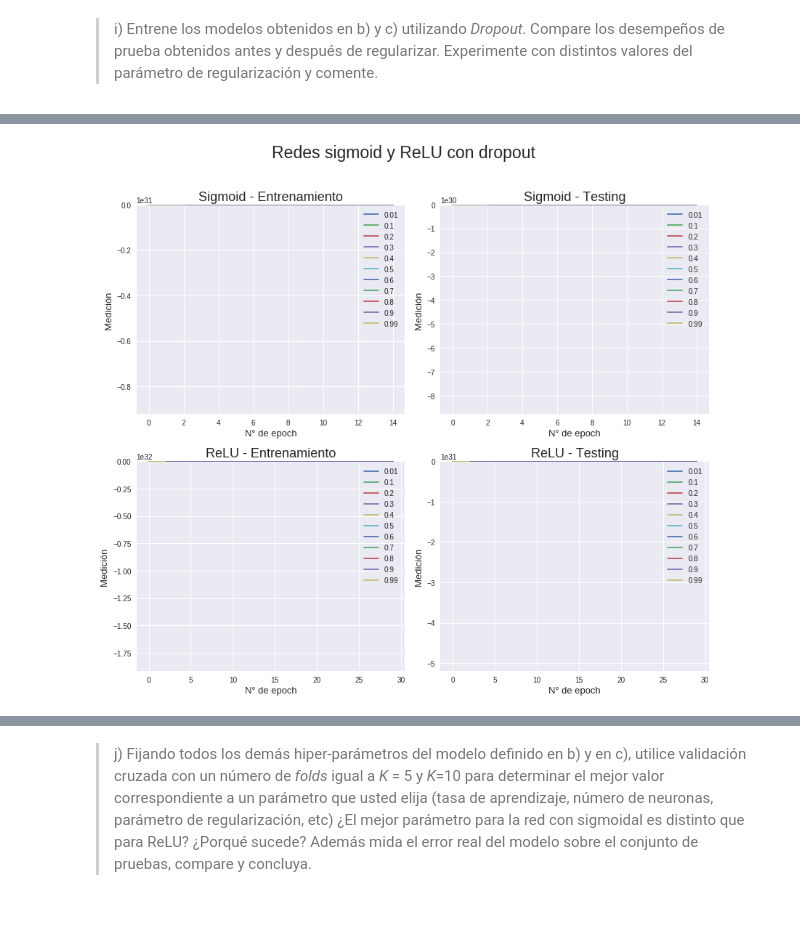
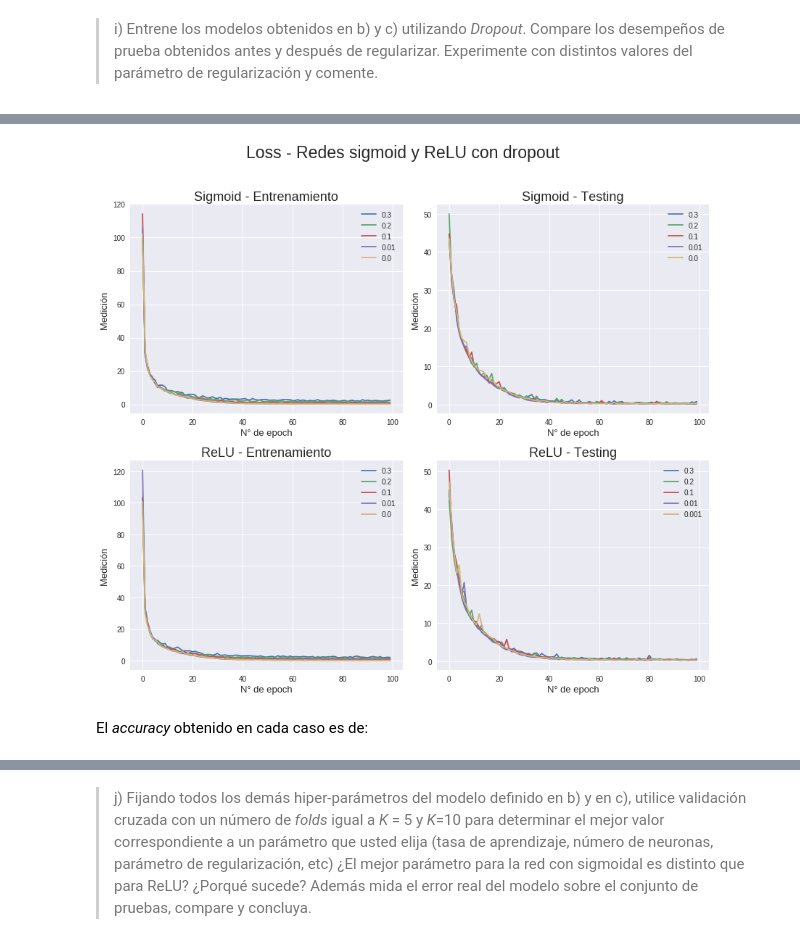
Before and after one commit to nachotp/Tarea1-INF395, a Jupyter notebook: Tarea_1.ipynb, the cells around one changed output, grey strips where cells are left out. Saved outputs shown, nothing was run; the diff lists cells and outputs as text; code cells hidden in the pictures; blank space fills up the shorter version.

```diff
--- a/Tarea_1.ipynb
+++ b/Tarea_1.ipynb
@@ -532,0 +1495,13 @@ model.add(Activation('linear'))
+# %%
+#ReLU - Regularizador L1 en segunda capa (capa salida)
+model = Sequential()
+idim=X_train_scaled.shape[1]
+model.add(Dense(200,input_dim=idim,kernel_initializer='uniform'))
+model.add(Activation('relu'))
+model.add(Dense(1, kernel_initializer='uniform',W_regularizer=l1(0.01)))
+model.add(Activation('linear'))
+sgd = SGD(lr=0.01)
+model.compile(optimizer=sgd,loss='mean_squared_error')
+hist_relu = model.fit(X_train_scaled, y_train, epochs=300, verbose=False, validation_data=(X_test_scaled,y_test))
+loss_train_relu_l1_segunda = hist_relu.history['loss']
+loss_test_relu_l1_segunda = hist_relu.history['val_loss']
@@ -535,11 +1749,13 @@ model.add(Activation('linear'))
 # %%
 from keras.layers import Dropout
 
-dropout_array = [0.01,0.1,0.2,0.3,0.4,0.5,0.6,0.7,0.8,0.9,0.99]
+dropout_array = [0.3,0.2,0.1,0.01,0.001]
 # %%
 #Red sigmoid con dropout
 
 loss_sigmoid_dropout_array = []
+accuracy_sigmoid_dropout_array = []
+
 for i in dropout_array:
   model = Sequential()
   model.add(Dense(200, input_dim=X_train_scaled.shape[1], kernel_initializer='uniform'))
@@ -548,14 +1764,18 @@ for i in dropout_array:
   model.add(Dense(1, kernel_initializer='uniform'))
   model.add(Activation('linear'))
   sgd = SGD(lr=0.01) #Aqui se aplica distintos valores para el decaimiento
-  model.compile(optimizer=sgd,loss='mean_squared_error')
-  hist_sigmoid_dropout = model.fit(X_train_scaled, y_train, epochs=15, verbose=False, validation_data=(X_test_scaled,y_test))
+  model.compile(optimizer=sgd,loss='mean_squared_error', metrics=['accuracy'])
+  hist_sigmoid_dropout = model.fit(X_train_scaled, y_train, epochs=100, verbose=False, validation_data=(X_test_scaled,y_test))
   loss_sigmoid_dropout_array.append(hist_sigmoid_dropout.history['loss'])
   loss_sigmoid_dropout_array.append(hist_sigmoid_dropout.history['val_loss'])
+  accuracy_sigmoid_dropout_array.append(hist_sigmoid_dropout.history['acc'])
+  accuracy_sigmoid_dropout_array.append(hist_sigmoid_dropout.history['val_acc'])
 # %%
 #Red ReLU con dropout
 
 loss_relu_dropout_array = []
+accuracy_relu_dropout_array = []
+
 for i in dropout_array:
   model = Sequential()
   model.add(Dense(200, input_dim=X_train_scaled.shape[1], kernel_initializer='uniform'))
@@ -564,7 +1784,9 @@ for i in dropout_array:
   model.add(Dense(1, kernel_initializer='uniform'))
   model.add(Activation('linear'))
   sgd = SGD(lr=0.01) #Aqui se aplica distintos valores para el decaimiento
-  model.compile(optimizer=sgd,loss='mean_squared_error')
-  hist_relu_dropout = model.fit(X_train_scaled, y_train, epochs=30, verbose=False, validation_data=(X_test_scaled,y_test))
+  model.compile(optimizer=sgd,loss='mean_squared_error', metrics=['accuracy'])
+  hist_relu_dropout = model.fit(X_train_scaled, y_train, epochs=100, verbose=False, validation_data=(X_test_scaled,y_test))
   loss_relu_dropout_array.append(hist_relu_dropout.history['loss'])
   loss_relu_dropout_array.append(hist_relu_dropout.history['val_loss'])
+  accuracy_relu_dropout_array.append(hist_relu_dropout.history['acc'])
+  accuracy_relu_dropout_array.append(hist_relu_dropout.history['val_acc'])
@@ -593,7 +1795,7 @@ x = [max(loss_sigmoid_dropout_array),max(loss_relu_dropout_array)]
 valor_maximo = max(x)[0]*1.0001
 
 plt.figure(1, figsize=(12,10))
-plt.suptitle("Redes sigmoid y ReLU con dropout \n", fontsize=23, y=1.07)
+plt.suptitle("Loss - Redes sigmoid y ReLU con dropout \n", fontsize=23, y=1.07)
 
 plt.subplot(221)
 plt.title("Sigmoid - Entrenamiento",fontsize=18)
@@ -603,7 +1805,7 @@ for i in range(0,len(loss_sigmoid_dropout_array),2):
   contador+=1
 plt.ylabel('Medición ', fontsize=13)
 plt.xlabel('N° de epoch', fontsize=13)
-plt.ylim(ymax=valor_maximo)
+#plt.ylim(ymax=valor_maximo)
 plt.legend()
 
 plt.subplot(222)
@@ -614,34 +1816,36 @@ for i in range(1,len(loss_sigmoid_dropout_array),2):
   contador+=1
 plt.ylabel('Medición ', fontsize=13)
 plt.xlabel('N° de epoch', fontsize=13)
-plt.ylim(ymax=valor_maximo)
+#plt.ylim(ymax=valor_maximo)
 plt.legend()
 
 
 plt.subplot(223)
 plt.title("ReLU - Entrenamiento",fontsize=18)
 contador = 0
 for i in range(0,len(loss_relu_dropout_array),2):
   plt.plot(range(len(loss_relu_dropout_array[i])), loss_relu_dropout_array[i], label=str(round(dropout_array[contador],2)))
   contador+=1
 plt.ylabel('Medición ', fontsize=13)
 plt.xlabel('N° de epoch', fontsize=13)
-plt.ylim(ymax=valor_maximo)
+#plt.ylim(ymax=valor_maximo)
 plt.legend()
 
 plt.subplot(224)
 plt.title("ReLU - Testing",fontsize=18)
 contador = 0
 for i in range(1,len(loss_relu_dropout_array),2):
   plt.plot(range(len(loss_relu_dropout_array[i])), loss_relu_dropout_array[i], label=str(round(dropout_array[contador],6)))
   contador+=1
 plt.ylabel('Medición ', fontsize=13)
 plt.xlabel('N° de epoch', fontsize=13)
-plt.ylim(ymax=valor_maximo)
+#plt.ylim(ymax=valor_maximo)
 plt.legend()
 
 
 plt.tight_layout()
 plt.show()
 # %% [output]
-[figure, old version]
+[figure, new version]
+# %% [markdown]
+El *accuracy* obtenido en cada caso es de:
```
Also changed, not shown: parts of 198 cells of this notebook.
